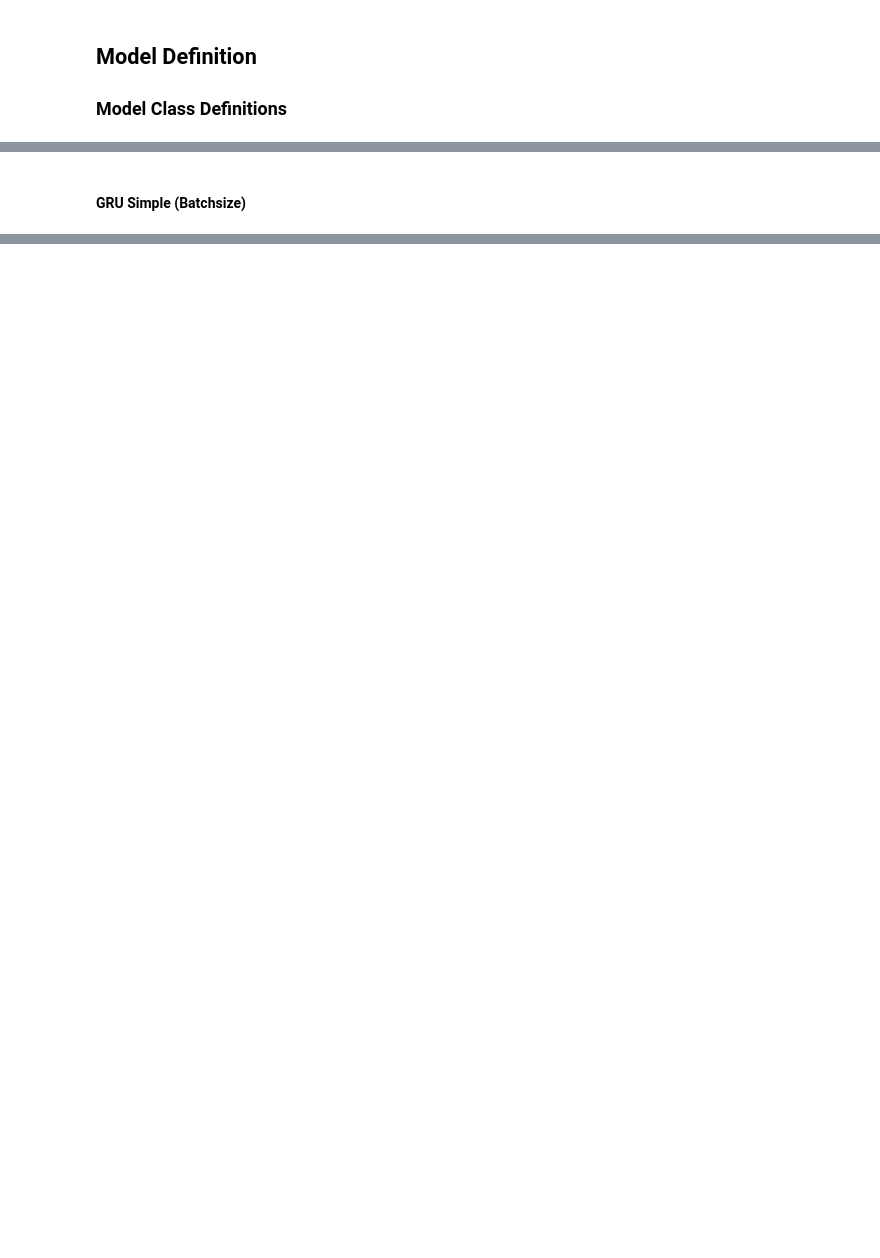
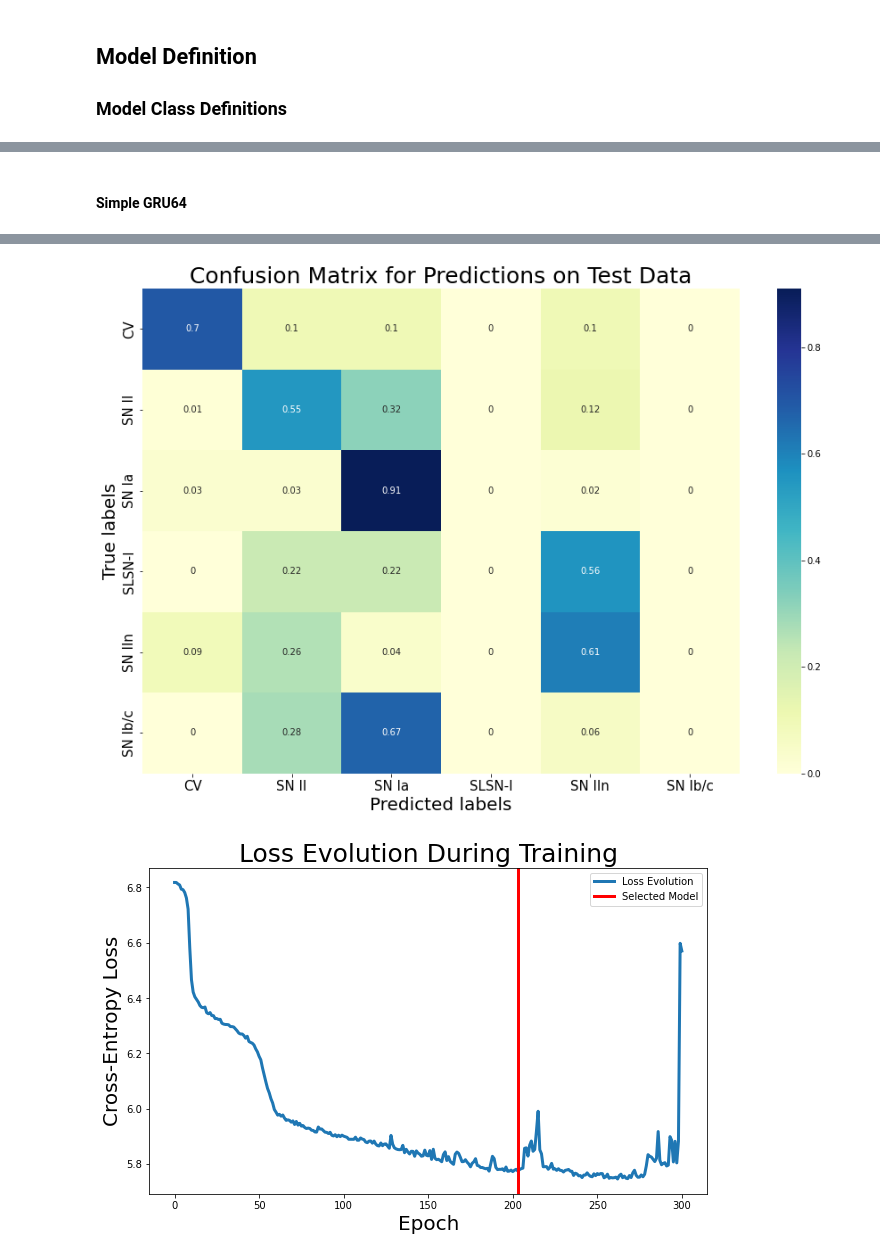
Before and after one commit to nalatraz/stENID, a Jupyter notebook: Notebooks/Classification.ipynb, the cells around one changed output, grey strips where cells are left out. Saved outputs shown, nothing was run; the diff lists cells and outputs as text; code cells hidden in the pictures; blank space fills up the shorter version.

```diff
--- a/Notebooks/Classification.ipynb
+++ b/Notebooks/Classification.ipynb
@@ -372,2 +385,0 @@ network_evaluation(trained_network, X_test, Y_test, train_loss, evaluate, versio
-# %% [markdown]
-#### GRU Simple (Batchsize)
@@ -404,0 +386,34 @@ network_evaluation(trained_network, X_test, Y_test, train_loss, evaluate, versio
+# %% [markdown]
+#### Simple GRU64
+# %%
+# Model Building
+input_dim = X_train.shape[2]
+num_classes = Y_train.shape[1]
+hidden_dim = 64
+n_layers = 1
+
+Net = simple_ENID(input_dim=input_dim, hidden_dim =hidden_dim, output_dim=num_classes, n_layers=n_layers)
+print(Net)
+
+# Initialisation
+version_name = 'GRU_Pen_5_HU64BZ64EP200IT01'
+version_directory = 'Models/'+version_name
+
+if not os.path.exists(version_directory):
+    os.makedirs(version_directory)
+
+batch_size = 64
+num_epochs = 200
+
+evaluate = nn.CrossEntropyLoss(weight=torch.tensor(W))
+
+# Training
+start_time = time.time()
+trained_network, train_loss = network_train(Net, X_train, Y_train, batch_size, num_epochs, evaluate, version_directory)
+train_time = time.time() - start_time
+
+print('\nTraining time:', train_time)
+
+# Model Evaluation
+network_evaluation(trained_network, X_test, Y_test, train_loss, evaluate, version_directory, train_time)
+# %% [output]
@@ -404,0 +437,2 @@ network_evaluation(trained_network, X_test, Y_test, train_loss, evaluate, versio
+[figure, added]
+[figure, added]
```
Also changed, not shown: parts of 41 cells of this notebook, 1 other file.
